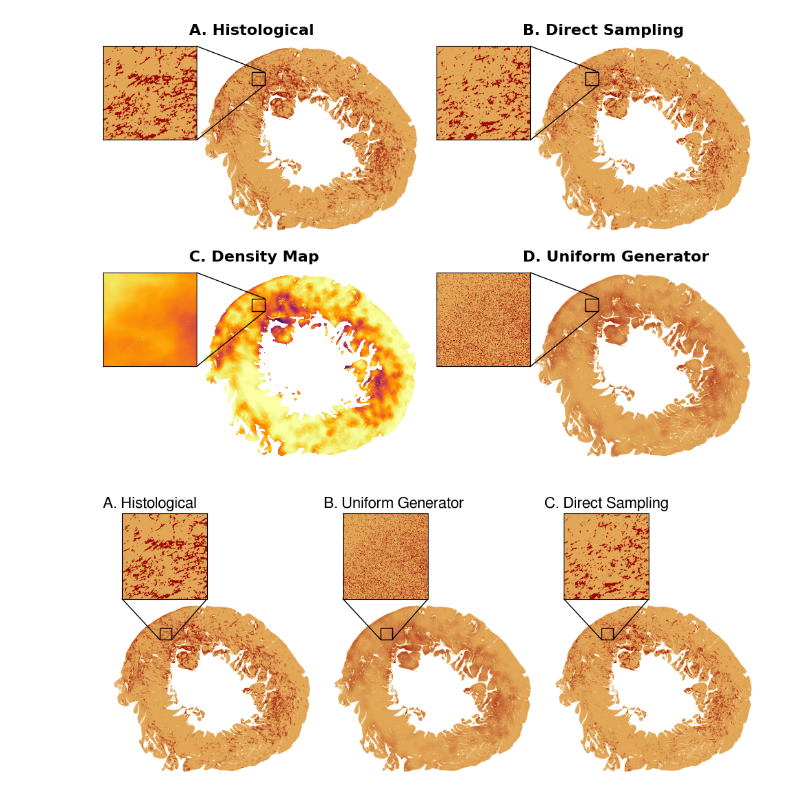
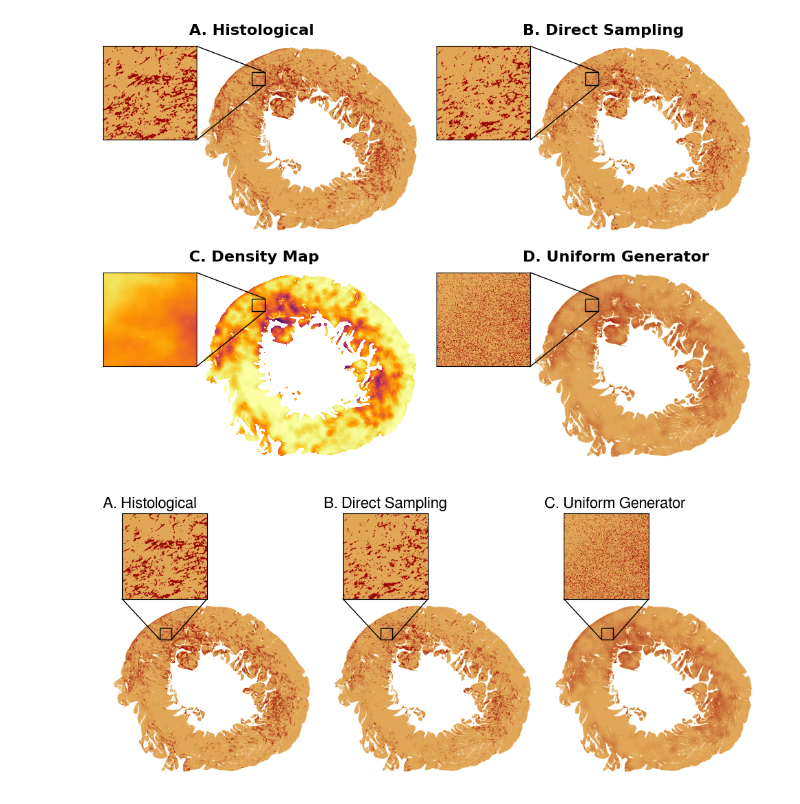
Before and after one commit to AOkenov/FibrosisAnalysis, a Jupyter notebook: paperfigures/methods_generators.ipynb, the cells around one changed output. Drawn from its saved outputs; the diff is of its cells as text; code cells hidden in the pictures.

```diff
--- a/paperfigures/methods_generators.ipynb
+++ b/paperfigures/methods_generators.ipynb
@@ -142,36 +142,36 @@ def plot_image(ax, image, cmap, title='', loc=[0.05, 1., 0.47, 0.47]):
     y0 = 2400
     dy0 = 200
     x0 = 970
     dx0 = 200
     ax.imshow(image, cmap=cmap, origin='lower', aspect='equal')
     ax.axis('off')
 
     x1, x2, y1, y2 = x0, x0 + dx0, y0, y0 + dy0
     axins = ax.inset_axes(loc,
                           xlim=(x1, x2),
                           ylim=(y1, y2),
                           xticklabels=[],
                           yticklabels=[])
     axins.imshow(image, origin="lower", cmap=cmap)
     axins.set_xticks([])
     axins.set_yticks([])
     ax.set_title(title, fontsize=16, loc='left', fontweight=300)
 
     ax.indicate_inset_zoom(axins, edgecolor="black", lw=1, alpha=1)
 
 
 fig, axs = plt.subplots(ncols=3, nrows=1, figsize=(10, 7),
                         sharex=True, sharey=True)
 plot_image(axs[0], image_or, cmap, 'A. Histological')
-plot_image(axs[2], image_ds, cmap, 'C. Direct Sampling')
+plot_image(axs[1], image_ds, cmap, 'B. Direct Sampling')
 mask = morphology.remove_small_objects(image_or == 0, min_size=10_000)
 density_map = np.ma.masked_where(mask, density_map)
-plot_image(axs[1], image_gen, cmap, 'B. Uniform Generator')
+plot_image(axs[2], image_gen, cmap, 'C. Uniform Generator')
 plt.subplots_adjust(left=0.02, right=0.98, top=0.95, bottom=0.02,
                     wspace=0.02, hspace=0.02)
 plt.show()
 # %% [output]
-[figure, old version]
+[figure, new version]
 # %%
 path_save = Path('/home/arstan/Projects/Fibrosis/FibrosisAnalysis/paperfigures/figures')
 fig.savefig(path_save.joinpath('generators.png'),
```
Also changed, not shown: 11 other files.
